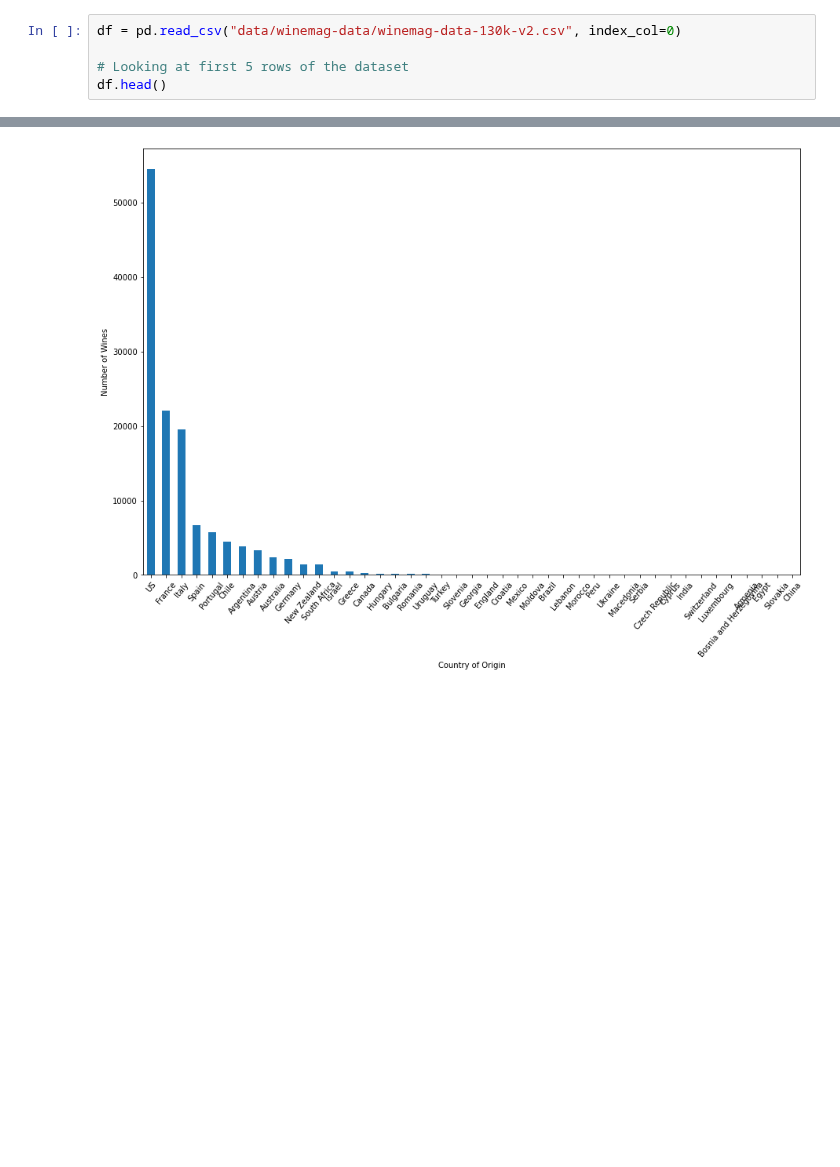
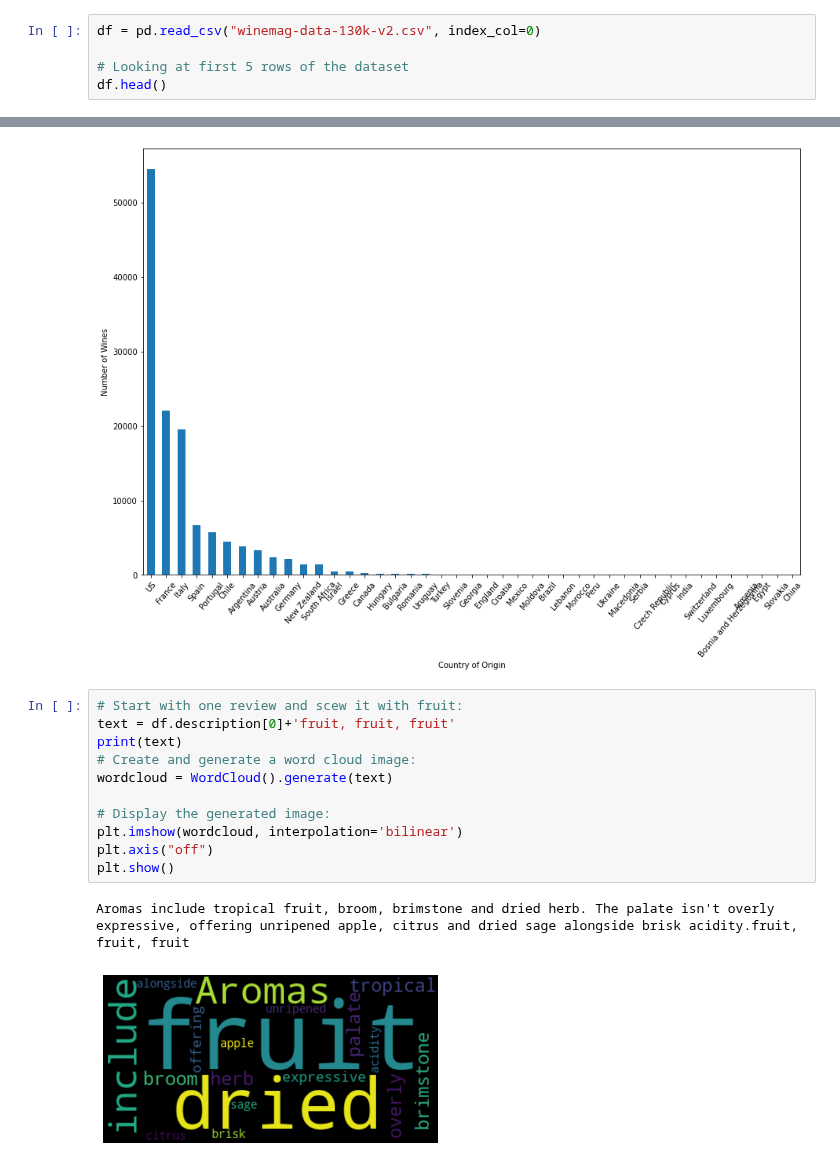
Before and after one commit to Hartmannsolution/docker_notebooks, a Jupyter notebook: notebooks/13-1-wordclouds.ipynb, the cells around one changed output, grey strips where cells are left out. Cells and saved outputs as stored; diff of their text form; blank space fills up the shorter version.

```diff
--- a/notebooks/13-1-wordclouds.ipynb
+++ b/notebooks/13-1-wordclouds.ipynb
@@ -17,5 +22,5 @@ import matplotlib.pyplot as plt
 # %%
-df = pd.read_csv("data/winemag-data/winemag-data-130k-v2.csv", index_col=0)
+df = pd.read_csv("winemag-data-130k-v2.csv", index_col=0)
 
 # Looking at first 5 rows of the dataset
 df.head()
@@ -80,3 +85,17 @@ plt.ylabel("Number of Wines")
 plt.show()
 # %% [output]
 [figure]
+# %%
+# Start with one review and scew it with fruit:
+text = df.description[0]+'fruit, fruit, fruit'
+print(text)
+# Create and generate a word cloud image:
+wordcloud = WordCloud().generate(text)
+
+# Display the generated image:
+plt.imshow(wordcloud, interpolation='bilinear')
+plt.axis("off")
+plt.show()
+# %% [output]
+Aromas include tropical fruit, broom, brimstone and dried herb. The palate isn't overly expressive, offering unripened apple, citrus and dried sage alongside brisk acidity.fruit, fruit, fruit
+[figure, added]
```
Also changed, not shown: parts of 1 cell of this notebook, 5 other files.
